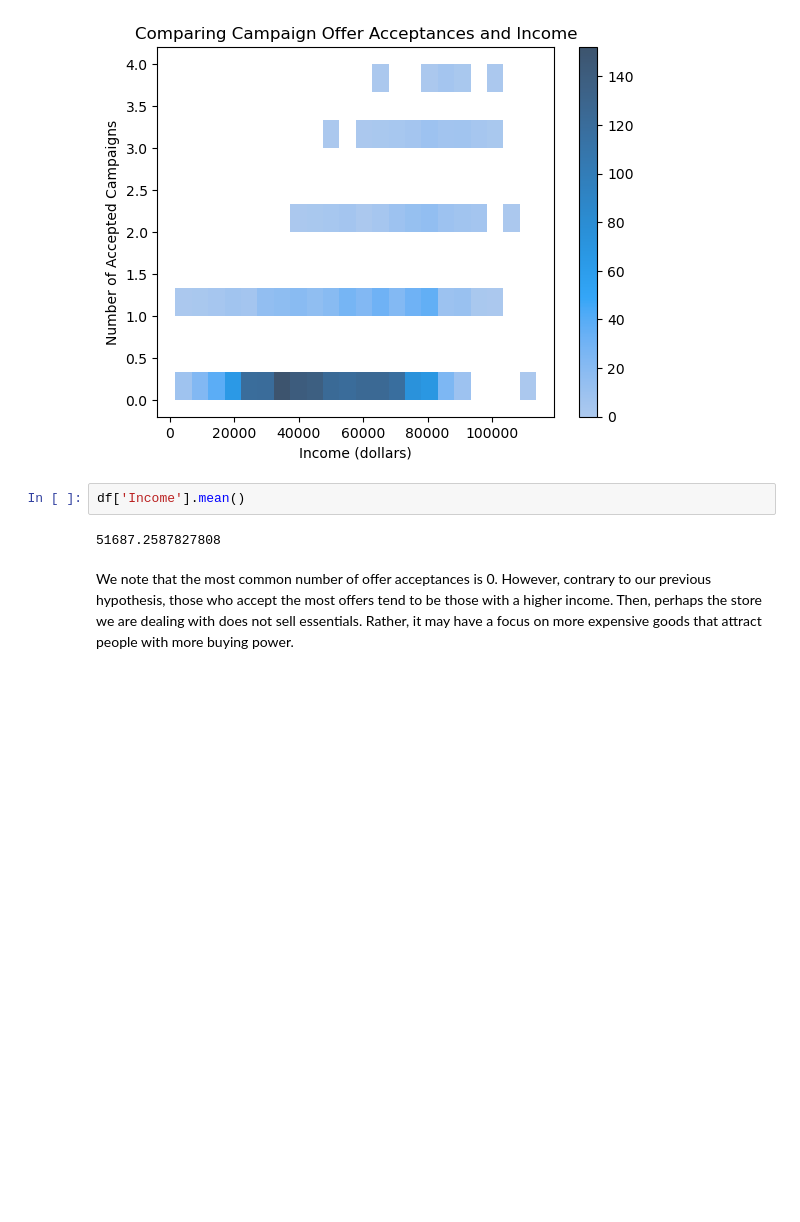
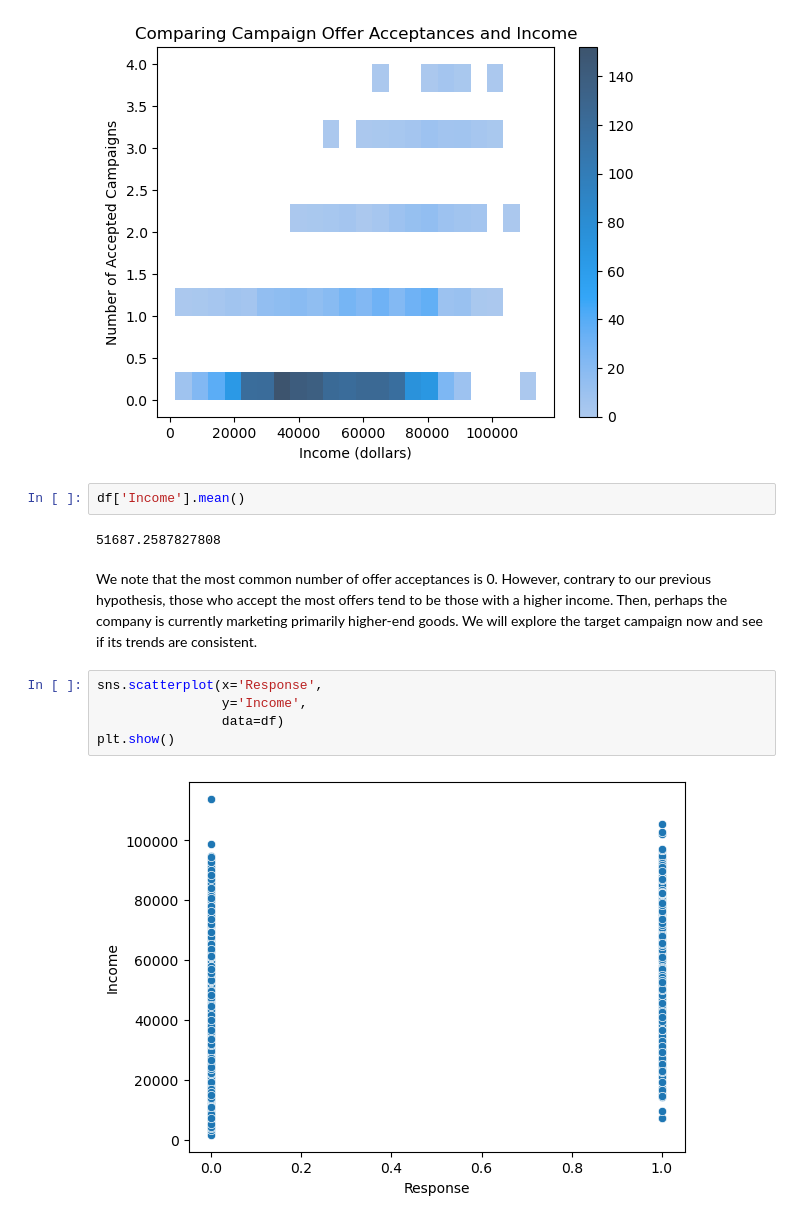
Before and after one commit to samjian8/marketing-campaign-analysis, a Jupyter notebook: main.ipynb, the cells around one changed output. Drawn from its saved outputs; the diff is of its cells as text; blank space fills up the shorter version.

Commit message:
Income level relation to campaign response rate

```diff
--- a/main.ipynb
+++ b/main.ipynb
@@ -350,4 +350,11 @@ df['Income'].mean()
 # %% [output]
 51687.2587827808
 # %% [markdown]
-We note that the most common number of offer acceptances is 0. However, contrary to our previous hypothesis, those who accept the most offers tend to be those with a higher income. Then, perhaps the store we are dealing with does not sell essentials. Rather, it may have a focus on more expensive goods that attract people with more buying power.
+We note that the most common number of offer acceptances is 0. However, contrary to our previous hypothesis, those who accept the most offers tend to be those with a higher income. Then, perhaps the company is currently marketing primarily higher-end goods. We will explore the target campaign now and see if its trends are consistent.
+# %%
+sns.scatterplot(x='Response',
+                y='Income',
+                data=df)
+plt.show()
+# %% [output]
+[figure, added]
```
Also changed, not shown: parts of 9 cells of this notebook.
